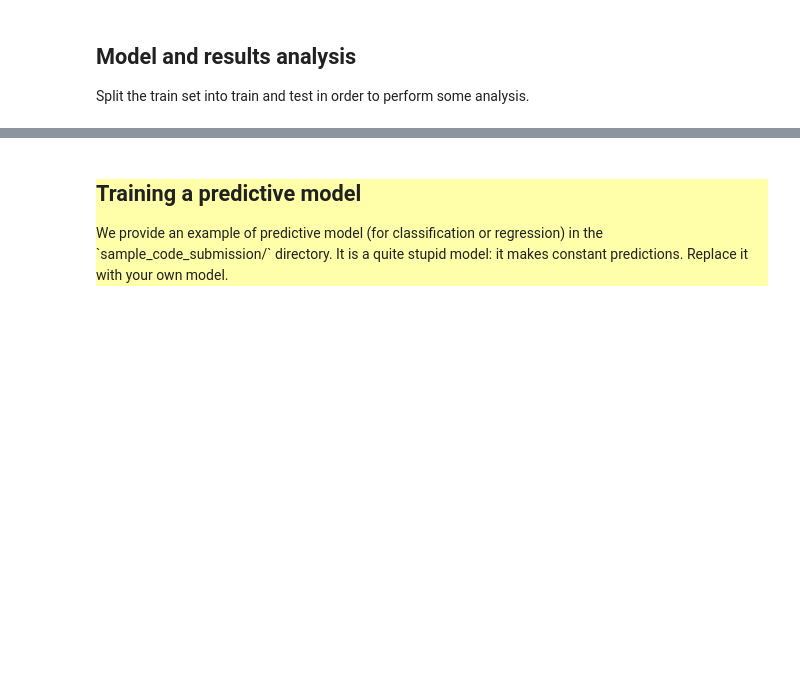
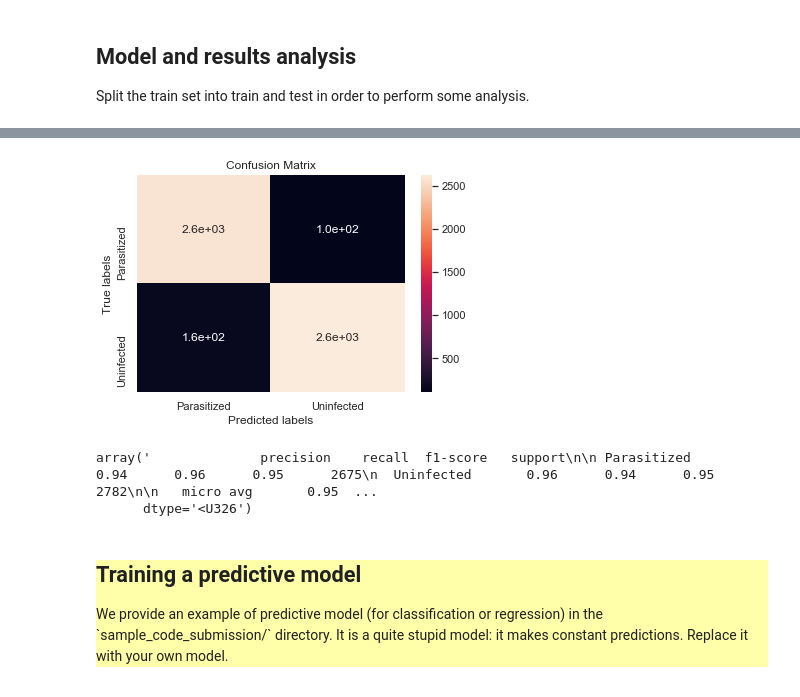
Before and after one commit to Theodb/MediChal, a Jupyter notebook: starting_kit/README.ipynb, the cells around one changed output, grey strips where cells are left out. Saved outputs shown, nothing was run; the diff lists cells and outputs as text; code cells hidden in the pictures; blank space fills up the shorter version.

```diff
--- a/starting_kit/README.ipynb
+++ b/starting_kit/README.ipynb
@@ -208,3 +210,24 @@ array([[93,  3],
+# %%
+ax= plt.subplot()
+sns.heatmap(confusion_matrix(y_test_pre, Y_hat_test_pre), annot=True, ax=ax); #annot=True to annotate cells
+
+# labels, title and ticks
+ax.set_xlabel('Predicted labels');
+ax.set_ylabel('True labels');
+ax.set_title('Confusion Matrix');
+ax.xaxis.set_ticklabels(['Parasitized', 'Uninfected']);
+ax.yaxis.set_ticklabels(['Parasitized', 'Uninfected']);
+plt.show()
+# %% [output]
+[figure, added]
+# %%
+from sklearn.metrics import classification_report
+
+target_names = ['Parasitized', 'Uninfected']
+print(classification_report(y_test_pre, Y_hat_test_pre, target_names=target_names))
+# %% [output]
+array('              precision    recall  f1-score   support\n\n Parasitized       0.94      0.96      0.95      2675\n  Uninfected       0.96      0.94      0.95      2782\n\n   micro avg       0.95  ...
+      dtype='<U326')
 # %% [markdown]
 <div style="background:#FFFFAA">
     <h2>Training a predictive model</h2>
```
Also changed, not shown: parts of 20 cells of this notebook, 4 other files.
